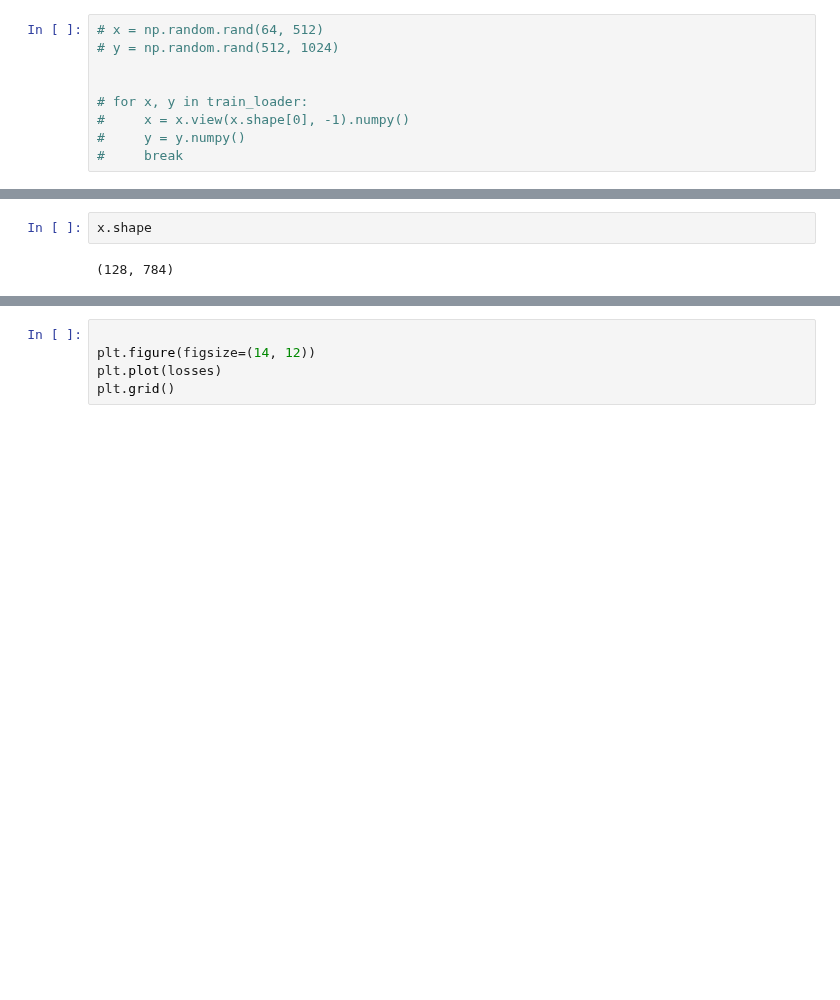
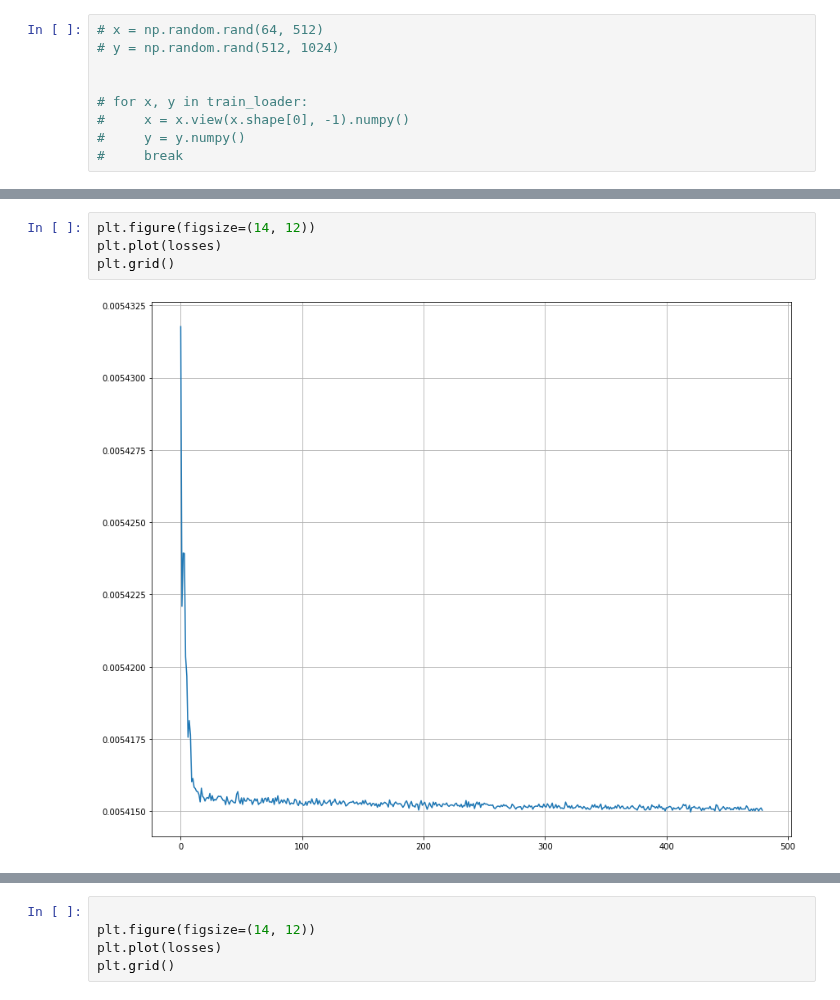
Before and after one commit to DmitryKutsev/DeepHW, a Jupyter notebook: hw1.ipynb, the cells around one changed output, grey strips where cells are left out. Drawn from its saved outputs; the diff is of its cells as text; blank space fills up the shorter version.

```diff
--- a/hw1.ipynb
+++ b/hw1.ipynb
@@ -158,5 +146,7 @@ Epoch: 1
-# %%
-x.shape
-# %% [output]
-(128, 784)
+# %%
+plt.figure(figsize=(14, 12))
+plt.plot(losses)
+plt.grid()
+# %% [output]
+[figure, added]
 # %%
```
Also changed, not shown: parts of 4 cells of this notebook.
